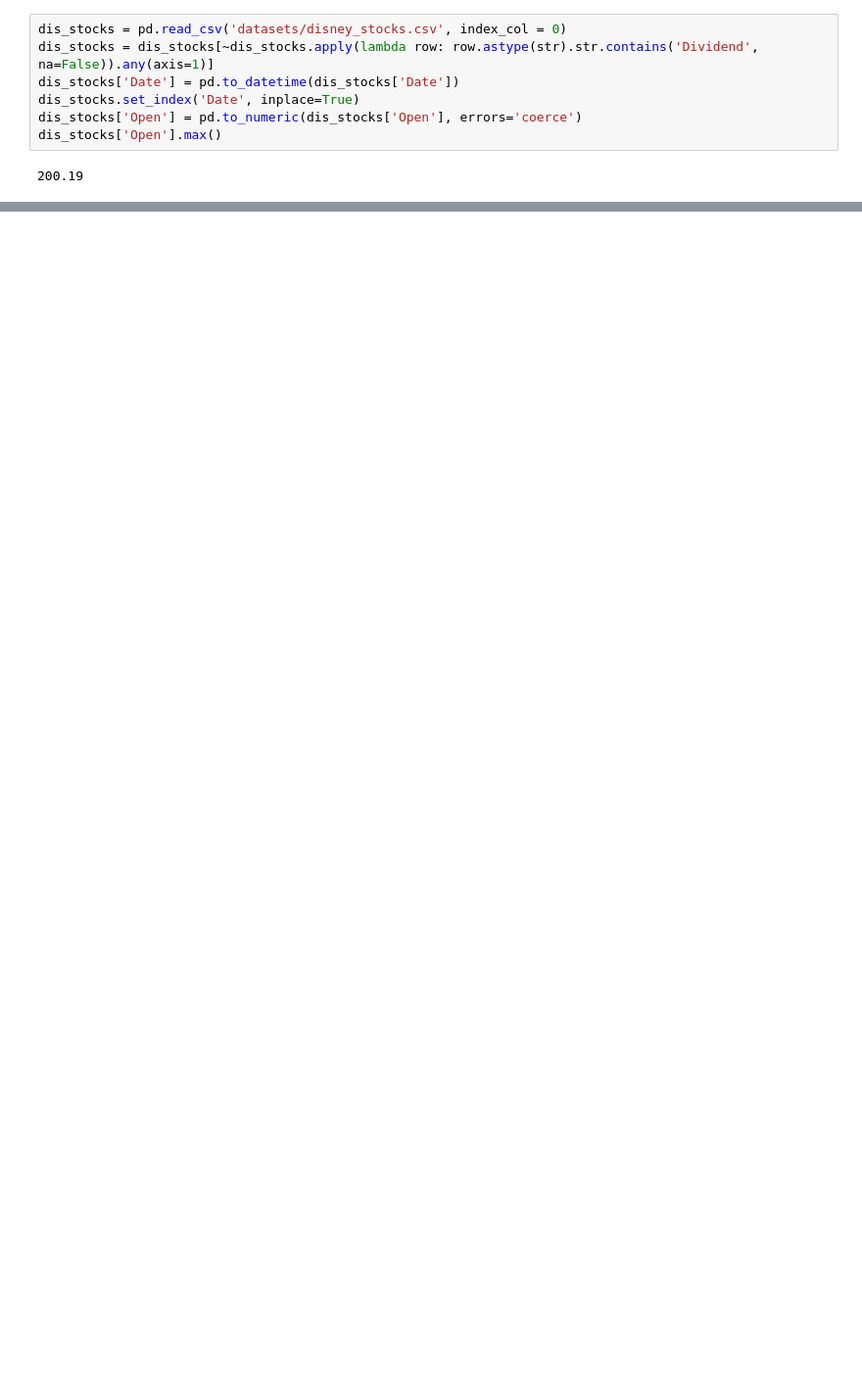
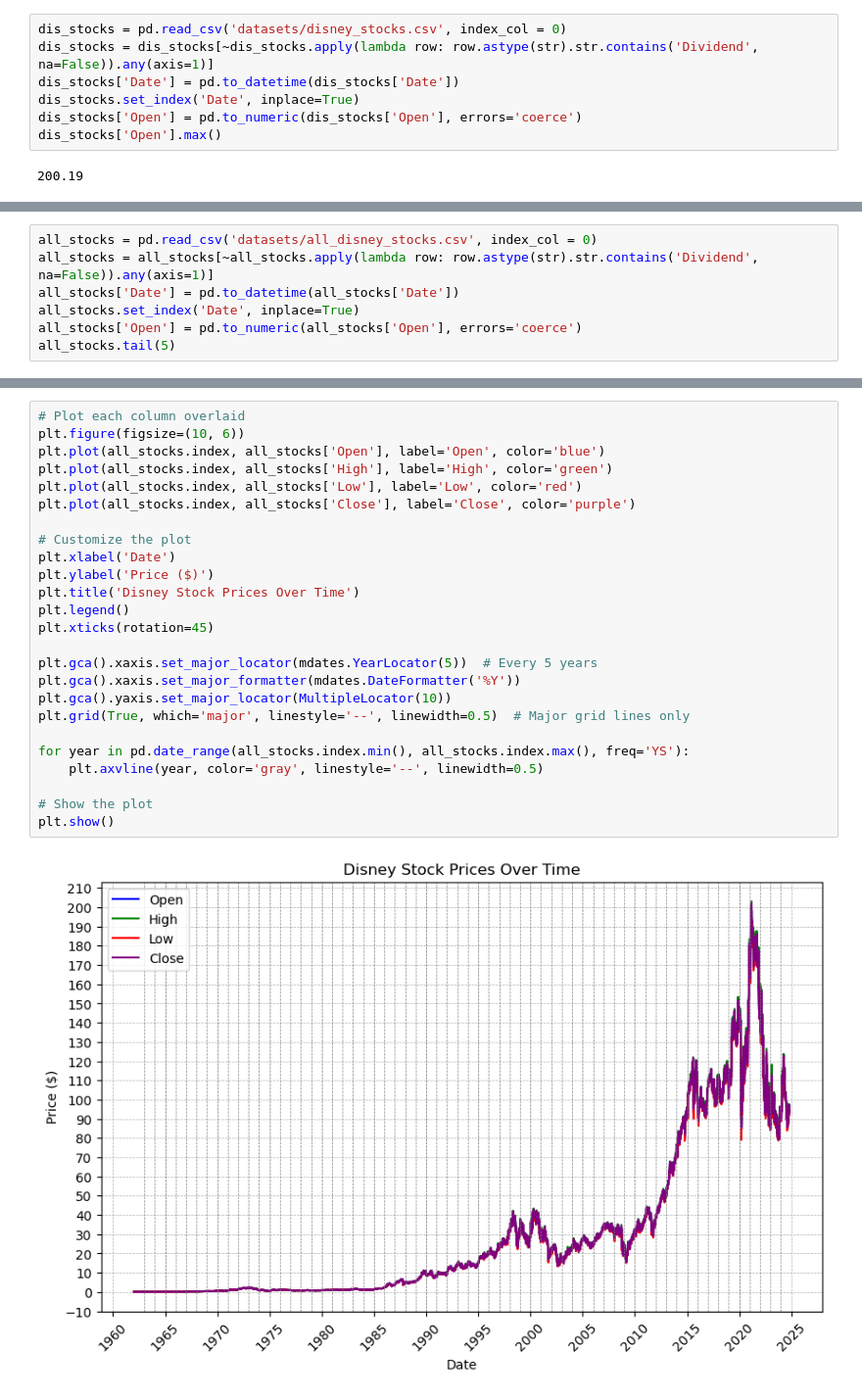
Before and after one commit to KimmyBeeW/Disney-Web-Scraping, a Jupyter notebook: vizualization.ipynb, the cells around one changed output, grey strips where cells are left out. Shown at 98% size. Drawn from its saved outputs; the diff is of its cells as text; blank space fills up the shorter version.

```diff
--- a/vizualization.ipynb
+++ b/vizualization.ipynb
@@ -41,0 +43,7 @@ plt.show()
+# %%
+all_stocks = pd.read_csv('datasets/all_disney_stocks.csv', index_col = 0)
+all_stocks = all_stocks[~all_stocks.apply(lambda row: row.astype(str).str.contains('Dividend', na=False)).any(axis=1)]
+all_stocks['Date'] = pd.to_datetime(all_stocks['Date'])
+all_stocks.set_index('Date', inplace=True)
+all_stocks['Open'] = pd.to_numeric(all_stocks['Open'], errors='coerce')
+all_stocks.tail(5)
@@ -41,0 +58,27 @@ plt.show()
+# %%
+# Plot each column overlaid
+plt.figure(figsize=(10, 6))
+plt.plot(all_stocks.index, all_stocks['Open'], label='Open', color='blue')
+plt.plot(all_stocks.index, all_stocks['High'], label='High', color='green')
+plt.plot(all_stocks.index, all_stocks['Low'], label='Low', color='red')
+plt.plot(all_stocks.index, all_stocks['Close'], label='Close', color='purple')
+
+# Customize the plot
+plt.xlabel('Date')
+plt.ylabel('Price ($)')
+plt.title('Disney Stock Prices Over Time')
+plt.legend()
+plt.xticks(rotation=45)
+
+plt.gca().xaxis.set_major_locator(mdates.YearLocator(5))  # Every 5 years
+plt.gca().xaxis.set_major_formatter(mdates.DateFormatter('%Y'))
+plt.gca().yaxis.set_major_locator(MultipleLocator(10))
+plt.grid(True, which='major', linestyle='--', linewidth=0.5)  # Major grid lines only
+
+for year in pd.date_range(all_stocks.index.min(), all_stocks.index.max(), freq='YS'):
+    plt.axvline(year, color='gray', linestyle='--', linewidth=0.5)
+
+# Show the plot
+plt.show()
+# %% [output]
+[figure, added]
```
Also changed, not shown: parts of 4 cells of this notebook.
